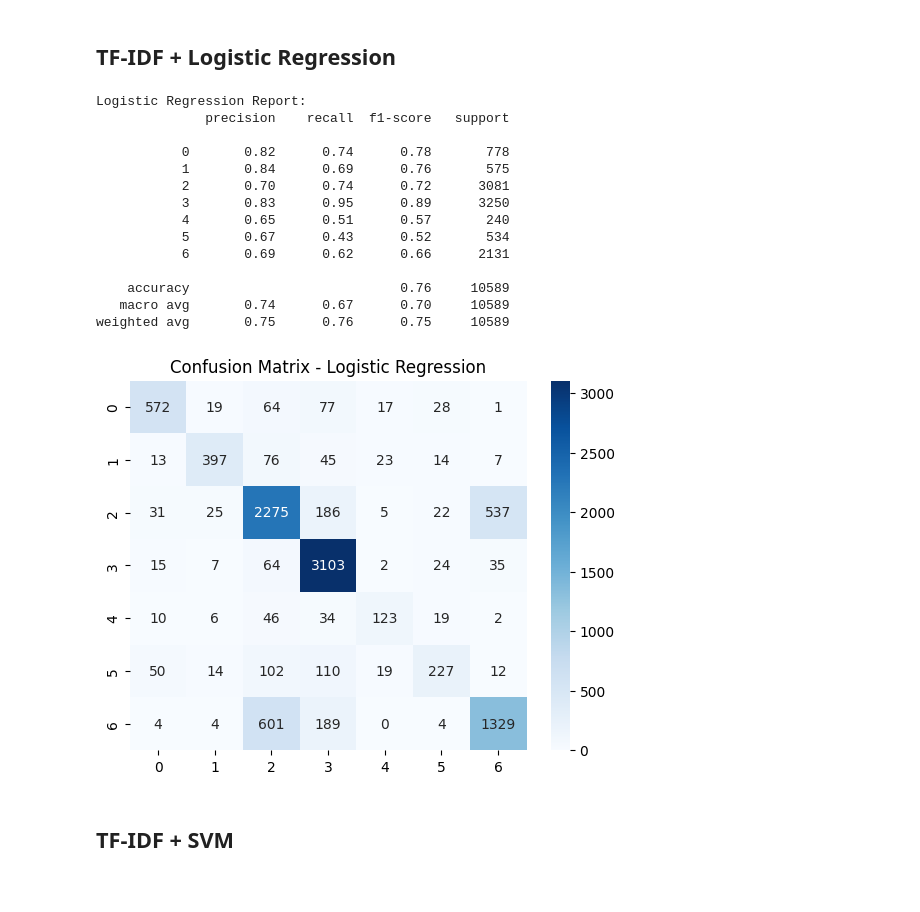
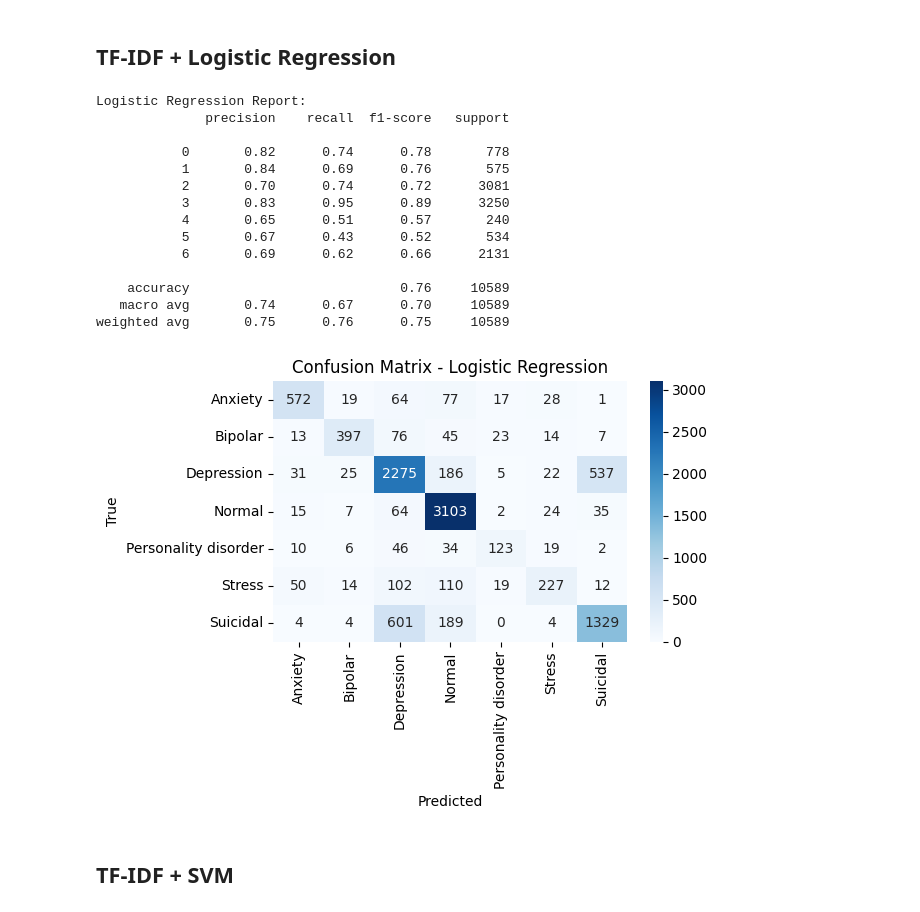
Before and after one commit to jiajinz/NLP_Project, a Jupyter notebook: notebooks/IE7500_Logistic Regression&SVM&BERT.ipynb, the cells around one changed output. Drawn from its saved outputs; the diff is of its cells as text; code cells hidden in the pictures.

Commit message:
made confusionmatrix heatmaps consistent

```diff
--- a/notebooks/IE7500_Logistic Regression&SVM&BERT.ipynb
+++ b/notebooks/IE7500_Logistic Regression&SVM&BERT.ipynb
@@ -159,35 +159,38 @@ X_train_tfidf = vectorizer.fit_transform(X_train)
 X_test_tfidf = vectorizer.transform(X_test)
 
 # Train Logistic Regression
 logreg_model = LogisticRegression(max_iter=1000)
 logreg_model.fit(X_train_tfidf, y_train)
 
 # Predict and evaluate
 logreg_preds = logreg_model.predict(X_test_tfidf)
 print("Logistic Regression Report:")
 print(classification_report(y_test, logreg_preds))
 
 # Confusion matrix
-sns.heatmap(confusion_matrix(y_test, logreg_preds), annot=True, fmt='d', cmap="Blues")
+sns.heatmap(confusion_matrix(y_test, logreg_preds), annot=True, xticklabels=encoder.classes_, yticklabels=encoder.classes_, fmt='d', cmap="Blues")
 plt.title("Confusion Matrix - Logistic Regression")
+plt.xlabel("Predicted")
+plt.ylabel("True")
+plt.tight_layout()
 plt.savefig("../figures/lr_confusion_matrix.png")
 plt.show()
 # %% [output]
 Logistic Regression Report:
               precision    recall  f1-score   support
 
            0       0.82      0.74      0.78       778
            1       0.84      0.69      0.76       575
            2       0.70      0.74      0.72      3081
            3       0.83      0.95      0.89      3250
            4       0.65      0.51      0.57       240
            5       0.67      0.43      0.52       534
            6       0.69      0.62      0.66      2131
 
     accuracy                           0.76     10589
    macro avg       0.74      0.67      0.70     10589
 weighted avg       0.75      0.76      0.75     10589
-[figure, old version]
+[figure, new version]
 # %% [markdown]
 ## TF-IDF + SVM ##
 # %%
```
Also changed, not shown: parts of 1 cell of this notebook, 3 other files.
